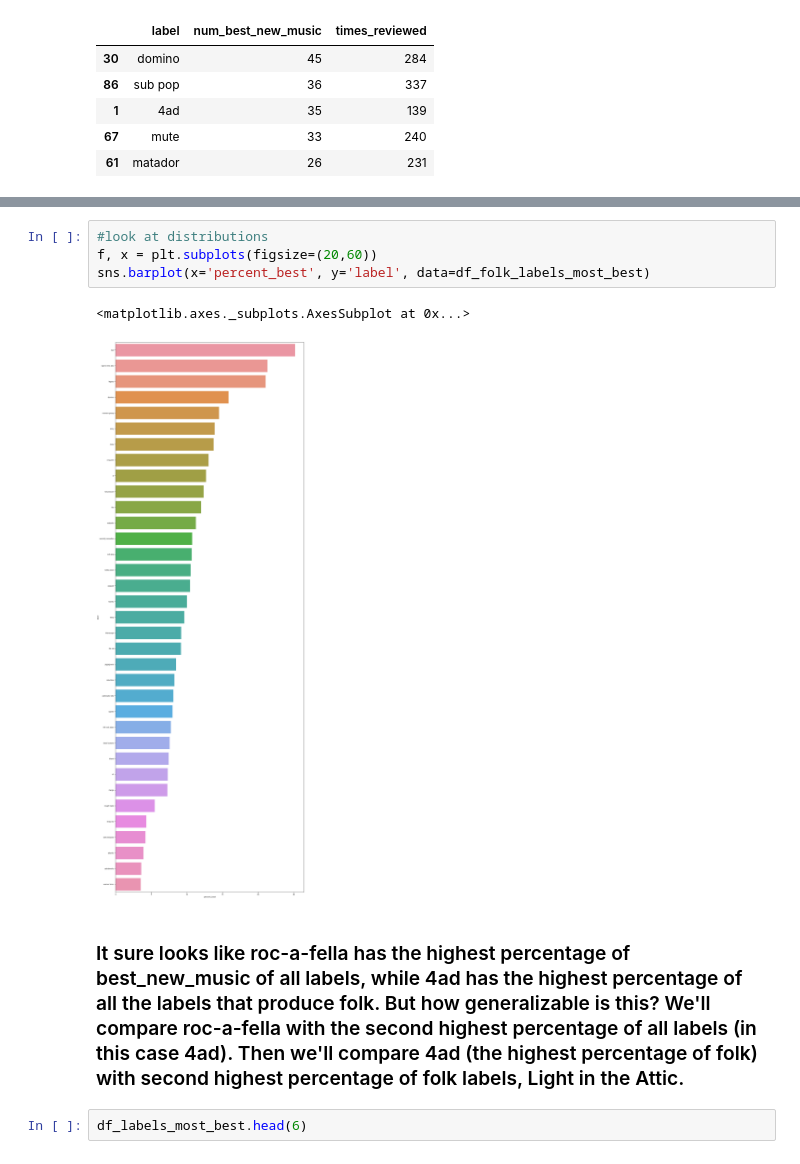
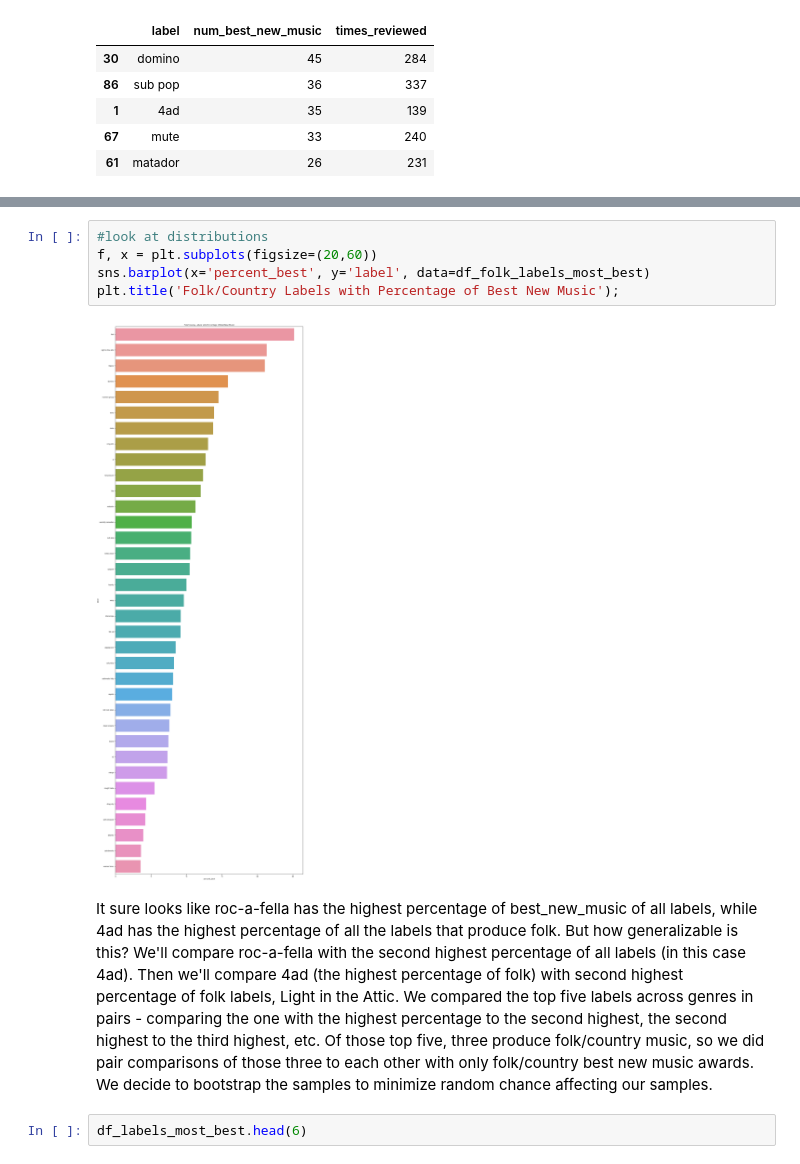
Before and after one commit to tsgreenwood-flatiron-data-science/mod2_final_project, a Jupyter notebook: folkenstein_nk.ipynb, the cells around one changed output, grey strips where cells are left out. Drawn from its saved outputs; the diff is of its cells as text.

```diff
--- a/folkenstein_nk.ipynb
+++ b/folkenstein_nk.ipynb
@@ -755,12 +745,12 @@ memory usage: 1.4+ KB
 # %%
 #look at distributions
 f, x = plt.subplots(figsize=(20,60))
 sns.barplot(x='percent_best', y='label', data=df_folk_labels_most_best)
+plt.title('Folk/Country Labels with Percentage of Best New Music');
 # %% [output]
-<matplotlib.axes._subplots.AxesSubplot at 0x...>
-[figure, old version]
+[figure, new version]
 # %% [markdown]
-### It sure looks like roc-a-fella has the highest percentage of best_new_music of all labels, while 4ad has the highest percentage of all the labels that produce folk. But how generalizable is this? We'll compare roc-a-fella with the second highest percentage of all labels (in this case 4ad). Then we'll compare 4ad (the highest percentage of folk) with second highest percentage of folk labels, Light in the Attic.
+It sure looks like roc-a-fella has the highest percentage of best_new_music of all labels, while 4ad has the highest percentage of all the labels that produce folk. But how generalizable is this? We'll compare roc-a-fella with the second highest percentage of all labels (in this case 4ad). Then we'll compare 4ad (the highest percentage of folk) with second highest percentage of folk labels, Light in the Attic. We compared the top five labels across genres in pairs - comparing the one with the highest percentage to the second highest, the second highest to the third highest, etc. Of those top five, three produce folk/country music, so we did pair comparisons of those three to each other with only folk/country best new music awards. We decide to bootstrap the samples to minimize random chance affecting our samples.
 # %%
 df_labels_most_best.head(6)
 # %% [output]
```
Also changed, not shown: parts of 75 cells of this notebook, 2 other files.
